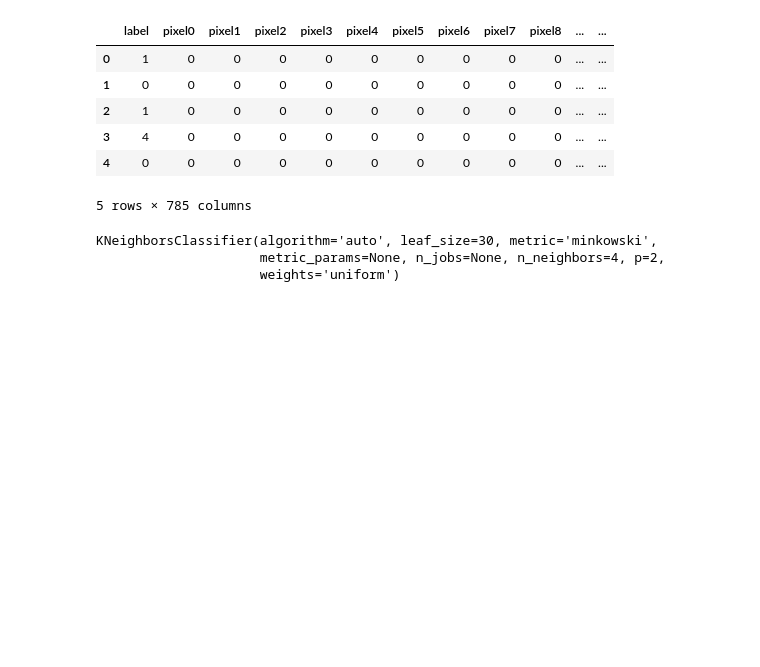
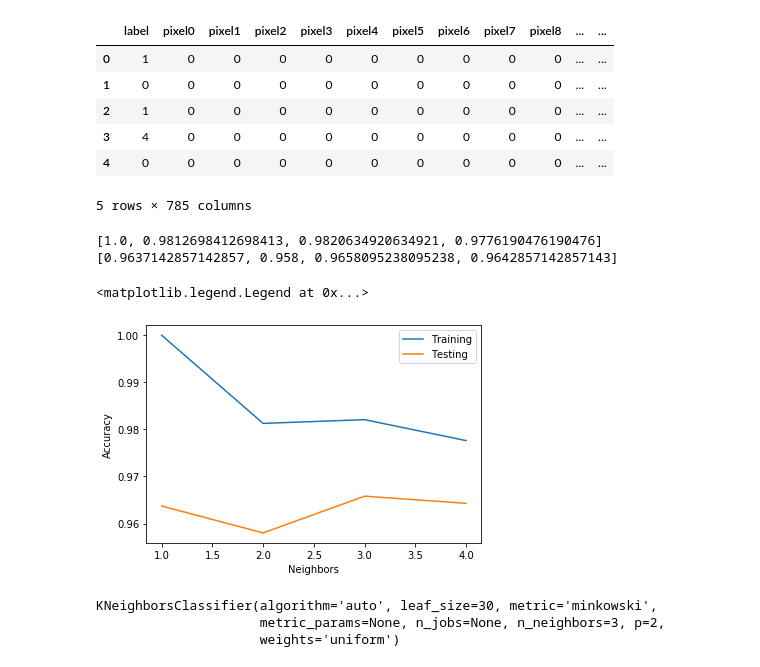
Before and after one commit to brandontip/Sklearn, a Jupyter notebook: KNN.ipynb, the cells around one changed output. Saved outputs shown, nothing was run; the diff lists cells and outputs as text; code cells hidden in the pictures; blank space fills up the shorter version.

```diff
--- a/KNN.ipynb
+++ b/KNN.ipynb
@@ -21,10 +21,33 @@ df.head()
 label = df.pop("label")
 pixels = df
 X_train, X_test, y_train, y_test = train_test_split(pixels,label)
+# %%
+trainscores = []
+testscores = []
+for i in range(1,5):
+        neigh = KNeighborsClassifier(n_neighbors=i)
+        neigh.fit(X_train, y_train)
+        trainscores.append(neigh.score(X_train,y_train))
+        testscores.append(neigh.score(X_test,y_test))
+# %%
+print(trainscores)
+print(testscores)
+# %% [output]
+[1.0, 0.9812698412698413, 0.9820634920634921, 0.9776190476190476]
+[0.9637142857142857, 0.958, 0.9658095238095238, 0.9642857142857143]
+# %%
+ax = plt.subplot()
+plt.plot(range(1,5),trainscores)
+plt.plot(range(1,5),testscores)
+ax.set_xlabel("Neighbors");ax.set_ylabel("Accuracy");
+plt.legend(["Training", "Testing"])
+# %% [output]
+<matplotlib.legend.Legend at 0x...>
+[figure, added]
 # %%
-neigh = KNeighborsClassifier(n_neighbors=4)
+neigh = KNeighborsClassifier(n_neighbors=3)
 neigh.fit(X_train, y_train)
 # %% [output]
 KNeighborsClassifier(algorithm='auto', leaf_size=30, metric='minkowski',
-                     metric_params=None, n_jobs=None, n_neighbors=4, p=2,
+                     metric_params=None, n_jobs=None, n_neighbors=3, p=2,
                      weights='uniform')
```
Also changed, not shown: parts of 7 cells of this notebook, 1 other file.
